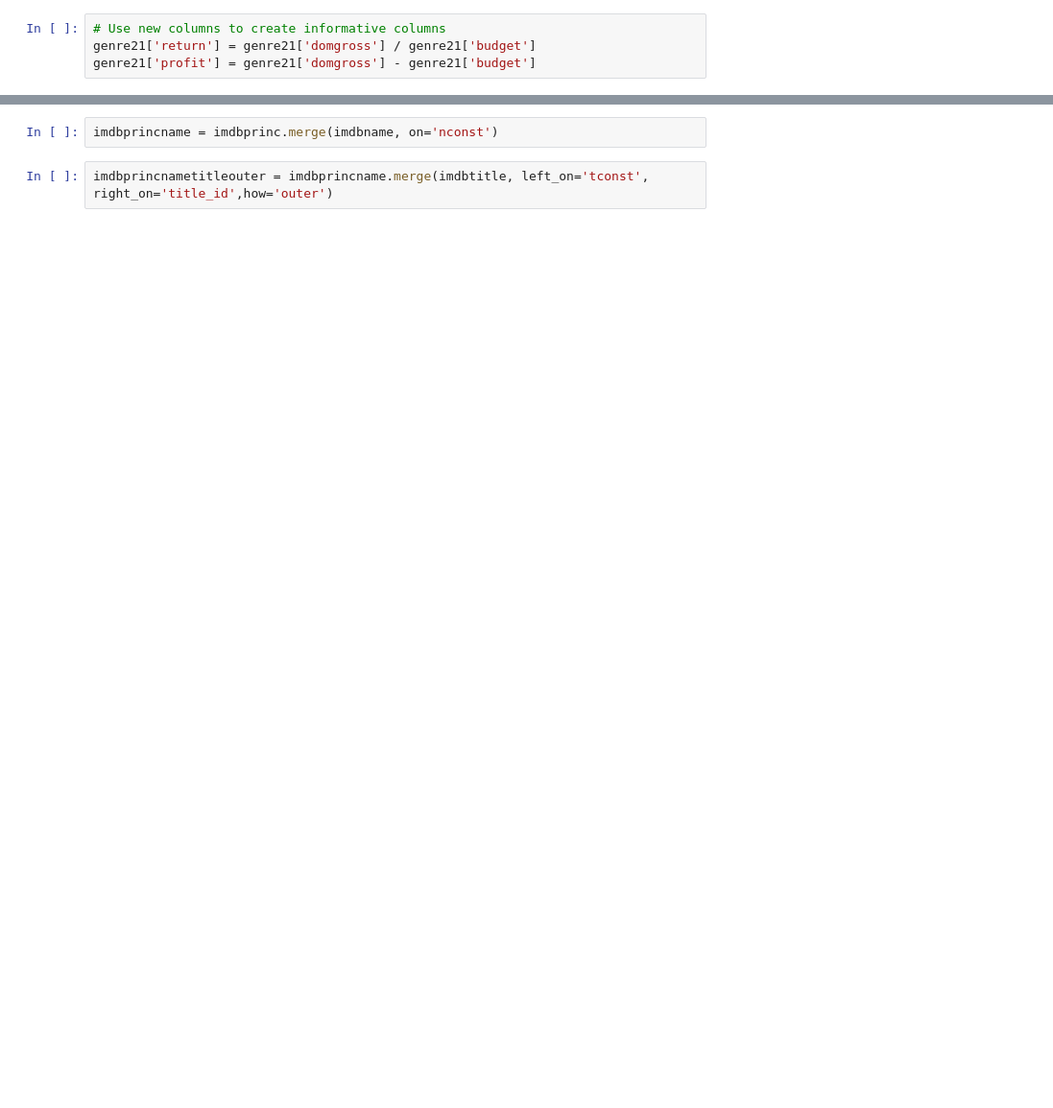
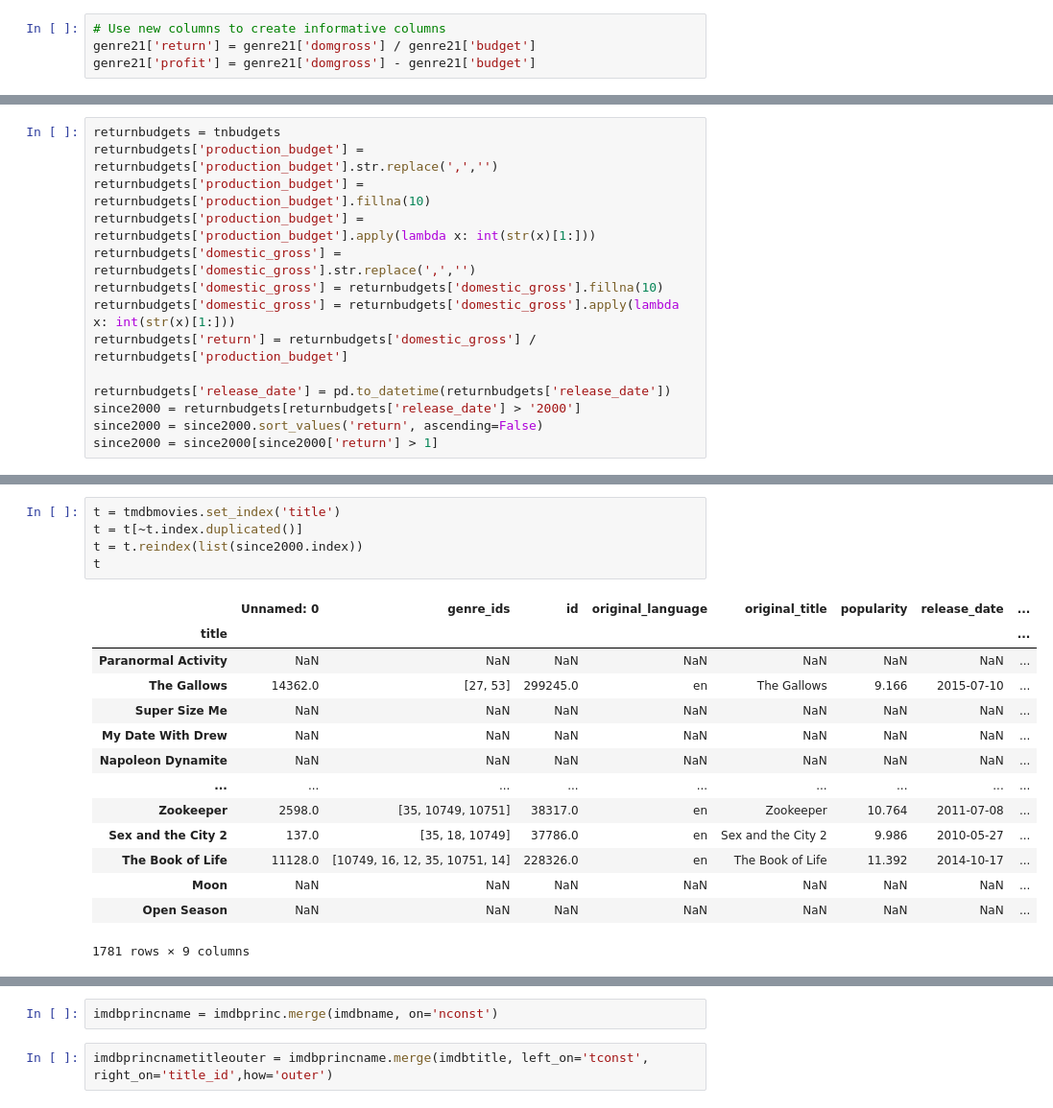
Before and after one commit to tcmcaleer/Microsoft_Movie_Studio, a Jupyter notebook: DBs.ipynb, the cells around one changed output, grey strips where cells are left out. Shown: that part at 96% size. Saved outputs shown, nothing was run; the diff lists cells and outputs as text; blank space fills up the shorter version.

```diff
--- a/DBs.ipynb
+++ b/DBs.ipynb
@@ -254,0 +213,14 @@ genre21
+# %%
+returnbudgets = tnbudgets
+returnbudgets['production_budget'] = returnbudgets['production_budget'].str.replace(',','')
+returnbudgets['production_budget'] = returnbudgets['production_budget'].fillna(10)
+returnbudgets['production_budget'] = returnbudgets['production_budget'].apply(lambda x: int(str(x)[1:]))
+returnbudgets['domestic_gross'] = returnbudgets['domestic_gross'].str.replace(',','')
+returnbudgets['domestic_gross'] = returnbudgets['domestic_gross'].fillna(10)
+returnbudgets['domestic_gross'] = returnbudgets['domestic_gross'].apply(lambda x: int(str(x)[1:]))
+returnbudgets['return'] = returnbudgets['domestic_gross'] / returnbudgets['production_budget']
+
+returnbudgets['release_date'] = pd.to_datetime(returnbudgets['release_date'])
+since2000 = returnbudgets[returnbudgets['release_date'] > '2000']
+since2000 = since2000.sort_values('return', ascending=False)
+since2000 = since2000[since2000['return'] > 1]
@@ -254,0 +244,20 @@ genre21
+# %%
+t = tmdbmovies.set_index('title')
+t = t[~t.index.duplicated()]
+t = t.reindex(list(since2000.index))
+t
+# %% [output]
+|  | Unnamed: 0 | genre_ids | id | original_language | original_title | popularity | release_date | ... |
+| title |  |  |  |  |  |  |  | ... |
+| Paranormal Activity | NaN | NaN | NaN | NaN | NaN | NaN | NaN | ... |
+| The Gallows | 14362.0 | [27, 53] | 299245.0 | en | The Gallows | 9.166 | 2015-07-10 | ... |
+| Super Size Me | NaN | NaN | NaN | NaN | NaN | NaN | NaN | ... |
+| My Date With Drew | NaN | NaN | NaN | NaN | NaN | NaN | NaN | ... |
+| Napoleon Dynamite | NaN | NaN | NaN | NaN | NaN | NaN | NaN | ... |
+| ... | ... | ... | ... | ... | ... | ... | ... | ... |
+| Zookeeper | 2598.0 | [35, 10749, 10751] | 38317.0 | en | Zookeeper | 10.764 | 2011-07-08 | ... |
+| Sex and the City 2 | 137.0 | [35, 18, 10749] | 37786.0 | en | Sex and the City 2 | 9.986 | 2010-05-27 | ... |
+| The Book of Life | 11128.0 | [10749, 16, 12, 35, 10751, 14] | 228326.0 | en | The Book of Life | 11.392 | 2014-10-17 | ... |
+| Moon | NaN | NaN | NaN | NaN | NaN | NaN | NaN | ... |
+| Open Season | NaN | NaN | NaN | NaN | NaN | NaN | NaN | ... |
+1781 rows × 9 columns
```
Also changed, not shown: parts of 36 cells of this notebook, 4 other files.
